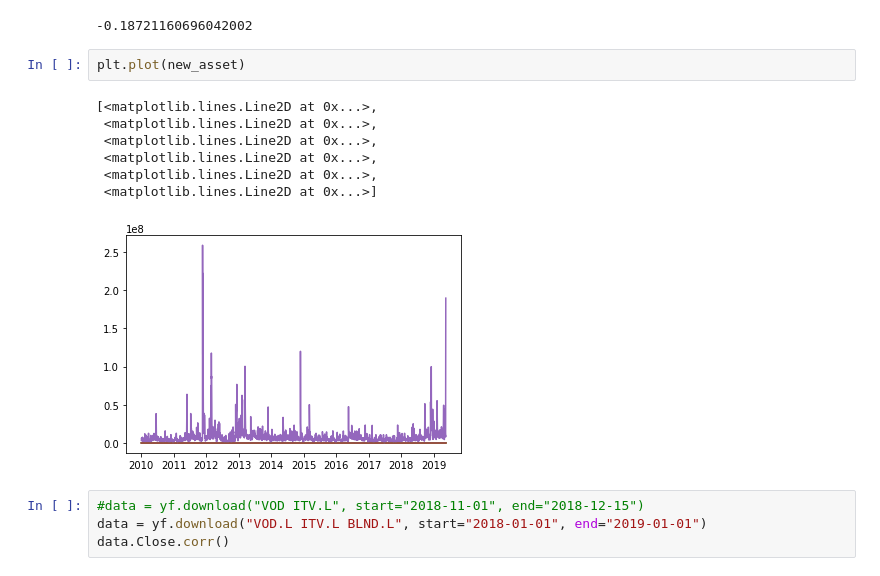
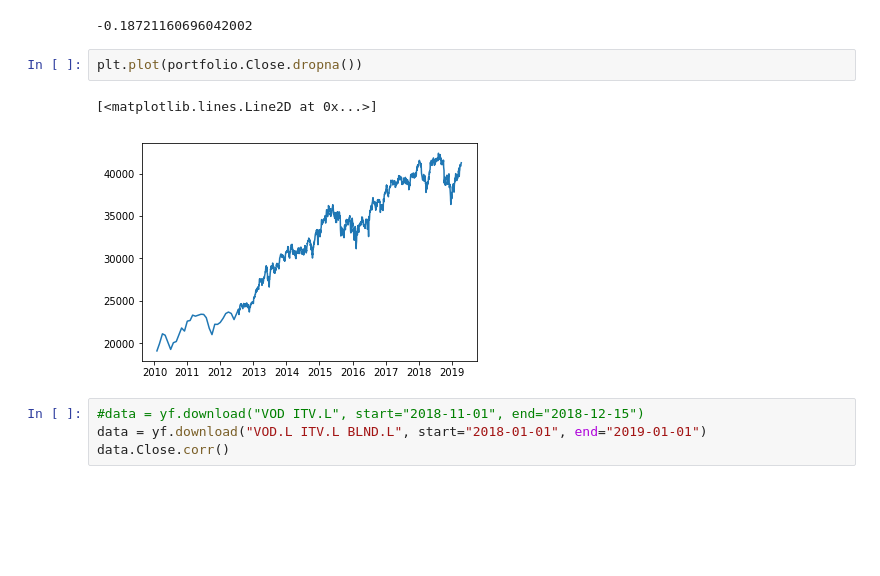
Before and after one commit to ninjananjo/Portfolio-Advisor, a Jupyter notebook: Portfolio Advisor.ipynb, the cells around one changed output. Drawn from its saved outputs; the diff is of its cells as text; blank space fills up the shorter version.

```diff
--- a/Portfolio Advisor.ipynb
+++ b/Portfolio Advisor.ipynb
@@ -151,15 +151,10 @@ asset_corr(portfolio,new_asset)
 # %% [output]
 -0.18721160696042002
 # %%
-plt.plot(new_asset)
+plt.plot(portfolio.Close.dropna())
 # %% [output]
-[<matplotlib.lines.Line2D at 0x...>,
- <matplotlib.lines.Line2D at 0x...>,
- <matplotlib.lines.Line2D at 0x...>,
- <matplotlib.lines.Line2D at 0x...>,
- <matplotlib.lines.Line2D at 0x...>,
- <matplotlib.lines.Line2D at 0x...>]
+[<matplotlib.lines.Line2D at 0x...>]
-[figure, old version]
+[figure, new version]
 # %%
 #data = yf.download("VOD ITV.L", start="2018-11-01", end="2018-12-15")
 data = yf.download("VOD.L ITV.L BLND.L", start="2018-01-01", end="2019-01-01")
```
Also changed, not shown: parts of 3 cells of this notebook, 16 other files.
